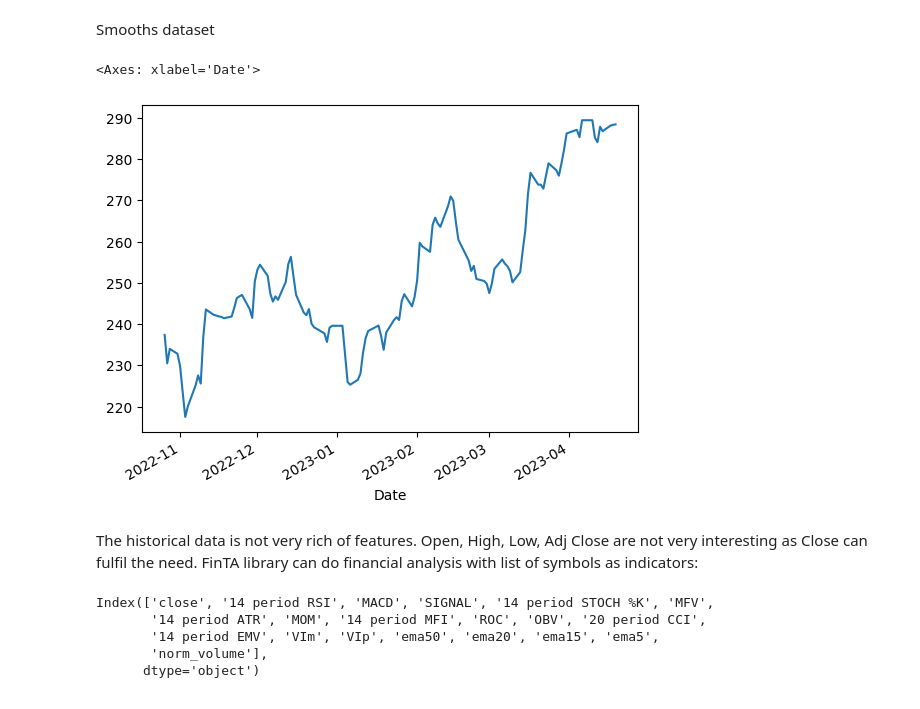
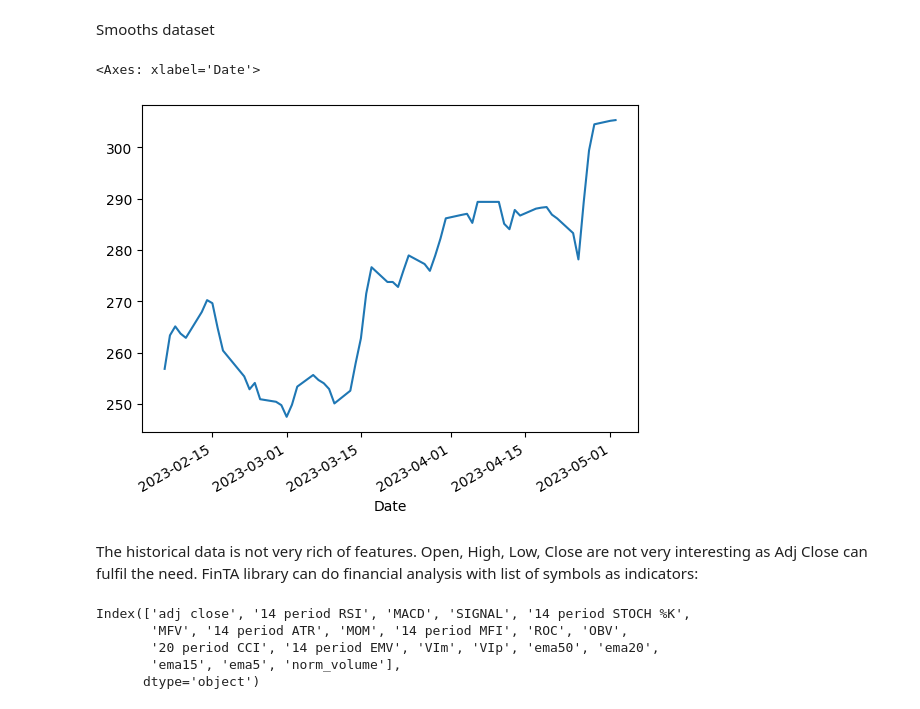
Before and after one commit to m-berggren/ml-stock-prediction, a Jupyter notebook: stock_forecast_prediction.ipynb, the cells around one changed output. Saved outputs shown, nothing was run; the diff lists cells and outputs as text; code cells hidden in the pictures.

```diff
--- a/stock_forecast_prediction.ipynb
+++ b/stock_forecast_prediction.ipynb
@@ -21,8 +23,8 @@ end = datetime.datetime.today()
 # %% [markdown]
 Library yfinance parses data from Yahoo finance, in this case MSFT data 4 years prior.
 # %%
-data = yf.download(SYMBOL, start, end)
-data.to_csv(r'data\msft_data.csv')
+df = yf.download(SYMBOL, start, end)
+df.to_csv(r'data\msft_data.csv')
 # %% [output]
 [*********************100%***********************]  1 of 1 completed
 # %%
@@ -47,14 +79,14 @@ tmp['Close'].plot()
 Smooths dataset
 # %%
 # alpha as weight factor, weight recent values more
-data = data.ewm(alpha=0.65).mean()
-temp = data.iloc[-120:]  # 120 days
-temp['Close'].plot()
+df = df.ewm(alpha=0.65).mean()
+temp = df['Adj Close'].iloc[-60:]  # 60 days
+temp.plot()
 # %% [output]
 <Axes: xlabel='Date'>
-[figure, old version]
+[figure, new version]
 # %% [markdown]
-The historical data is not very rich of features. Open, High, Low, Adj Close are not very interesting as Close can fulfil the need. FinTA library can do financial analysis with list of symbols as indicators:
+The historical data is not very rich of features. Open, High, Low, Close are not very interesting as Adj Close can fulfil the need. FinTA library can do financial analysis with list of symbols as indicators:
 # %%
 from finta import TA
 
@@ -78,31 +110,31 @@ VORTEX = Vortex Indicator
 INDICATORS = ['RSI', 'MACD', 'STOCH','ADL', 'ATR', 'MOM', 'MFI', 'ROC', 'OBV', 'CCI', 'EMV', 'VORTEX']
 # %%
 # Lower columns needed for finta processing
-data.columns = data.columns.str.lower()
+df.columns = df.columns.str.lower()
 
 for indicator in INDICATORS:
-    indicator_data = eval(f'TA.{indicator}(data)')
+    indicator_data = eval(f'TA.{indicator}(df)')
 
     # Add indicator to dataframe
-    data = data.merge(indicator_data, left_index=True, right_index=True)
-data.columns = data.columns.str.replace('.', '')
+    df = df.merge(indicator_data, left_index=True, right_index=True)
+df.columns = df.columns.str.replace('.', '')
 
 # Exponential Moving Average (EMA) - 50, 20, 15, 5 used in this case
-data['ema50'] = data['close'].ewm(50).mean()
-data['ema20'] = data['close'].ewm(20).mean()
-data['ema15'] = data['close'].ewm(15).mean()
-data['ema5'] = data['close'].ewm(5).mean()
+df['ema50'] = df['adj close'].ewm(50).mean()
+df['ema20'] = df['adj close'].ewm(20).mean()
+df['ema15'] = df['adj close'].ewm(15).mean()
+df['ema5'] = df['adj close'].ewm(5).mean()
 
 # Can use normalized volume instead of actual
-data['norm_volume'] = data['volume'] / data['volume'].ewm(5).mean()
+df['norm_volume'] = df['volume'] / df['volume'].ewm(5).mean()
 # Drop unnecessary columns
-data.drop(columns=['open', 'high', 'low', 'adj close', 'volume'], axis=1, inplace=True)
+df.drop(columns=['open', 'high', 'low', 'volume', 'close'], axis=1, inplace=True)
 
-data.columns
+df.columns
 # %% [output]
-Index(['close', '14 period RSI', 'MACD', 'SIGNAL', '14 period STOCH %K', 'MFV',
-       '14 period ATR', 'MOM', '14 period MFI', 'ROC', 'OBV', '20 period CCI',
-       '14 period EMV', 'VIm', 'VIp', 'ema50', 'ema20', 'ema15', 'ema5',
-       'norm_volume'],
+Index(['adj close', '14 period RSI', 'MACD', 'SIGNAL', '14 period STOCH %K',
+       'MFV', '14 period ATR', 'MOM', '14 period MFI', 'ROC', 'OBV',
+       '20 period CCI', '14 period EMV', 'VIm', 'VIp', 'ema50', 'ema20',
+       'ema15', 'ema5', 'norm_volume'],
       dtype='object')
 # %%
```
Also changed, not shown: parts of 12 cells of this notebook, 2 other files.
